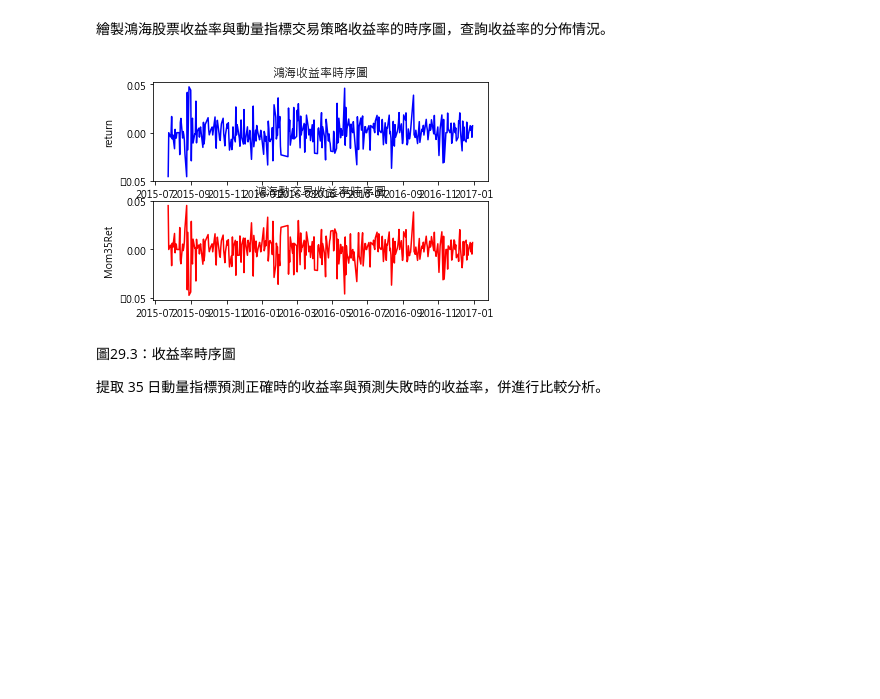
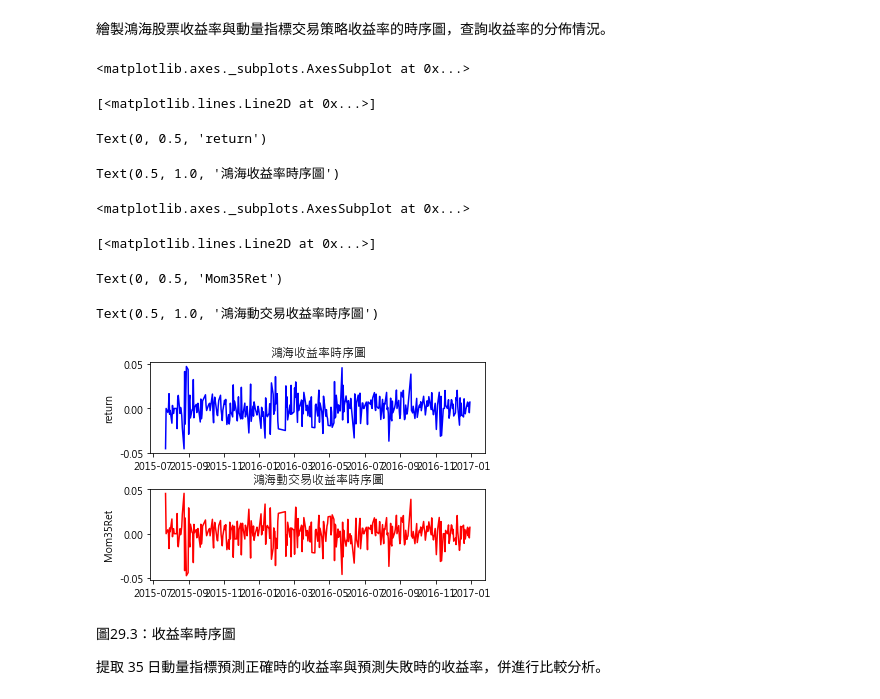
Before and after one commit to okluda/finpy_practice, a Jupyter notebook: ch_29.ipynb, the cells around one changed output. Saved outputs shown, nothing was run; the diff lists cells and outputs as text; code cells hidden in the pictures; blank space fills up the shorter version.

```diff
--- a/ch_29.ipynb
+++ b/ch_29.ipynb
@@ -329,18 +356,29 @@ winrate
 繪製鴻海股票收益率與動量指標交易策略收益率的時序圖，查詢收益率的分佈情況。
 # %%
 # 繪製收益率時序圖
+fig , ax = plt.subplots()
+fig.subplots_adjust(hspace=0.4, wspace=0.4) #設定子圖的間隔
+
 plt.subplot(2,1,1)
 plt.plot(ret[Mom35Ret.index],'b')
 plt.ylabel('return')
 plt.title('鴻海收益率時序圖')
 
 plt.subplot(2,1,2)
 plt.plot(Mom35Ret,'r')
 plt.ylabel('Mom35Ret')
 plt.title('鴻海動交易收益率時序圖')
 plt.show()
 # %% [output]
+<matplotlib.axes._subplots.AxesSubplot at 0x...>
+[<matplotlib.lines.Line2D at 0x...>]
+Text(0, 0.5, 'return')
+Text(0.5, 1.0, '鴻海收益率時序圖')
+<matplotlib.axes._subplots.AxesSubplot at 0x...>
+[<matplotlib.lines.Line2D at 0x...>]
+Text(0, 0.5, 'Mom35Ret')
+Text(0.5, 1.0, '鴻海動交易收益率時序圖')
-[figure, old version]
+[figure, new version]
 # %% [markdown]
 圖29.3：收益率畤序圖
 
```
Also changed, not shown: parts of 11 cells of this notebook.
